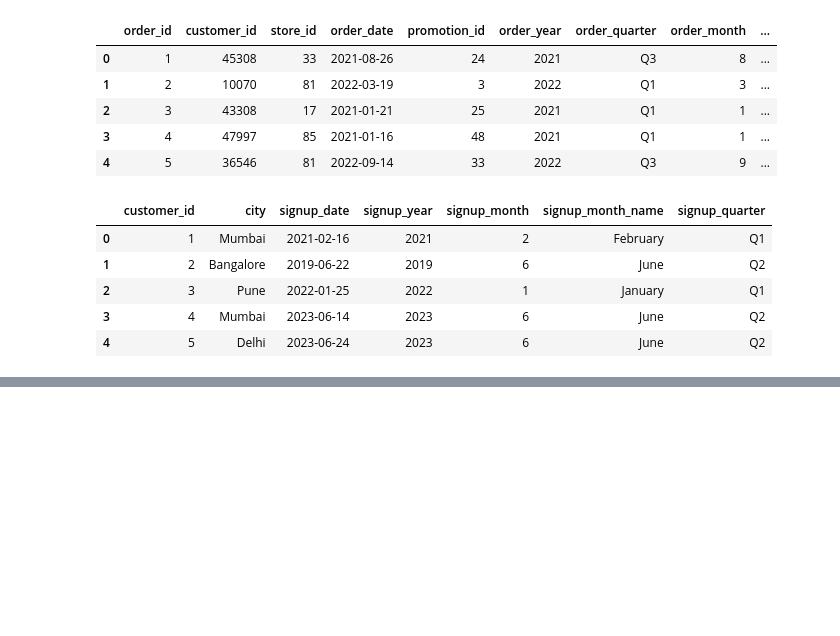
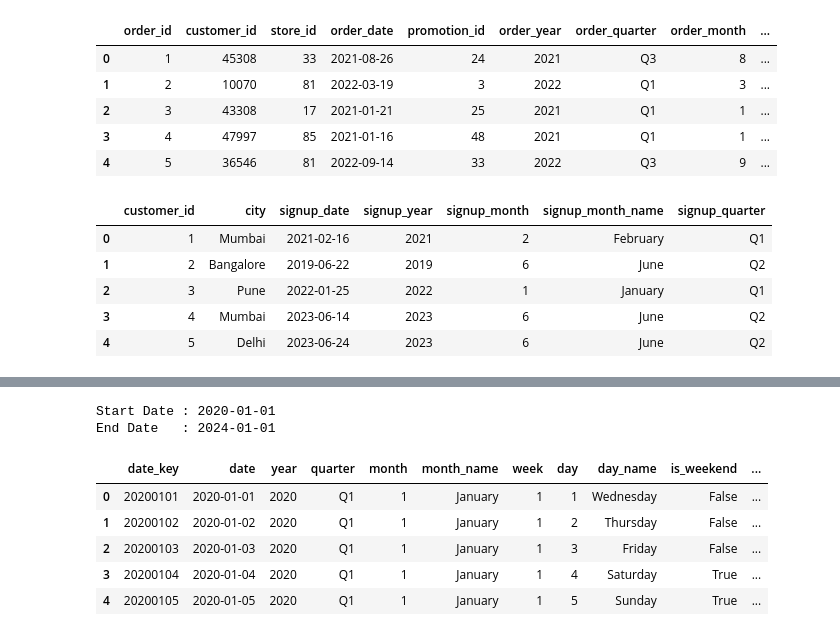
Before and after one commit to Amit90sharma/SupplyVision, a Jupyter notebook: notebooks/04_data_transformation.ipynb, the cells around one changed output, grey strips where cells are left out. Saved outputs shown, nothing was run; the diff lists cells and outputs as text; code cells hidden in the pictures; blank space fills up the shorter version.

```diff
--- a/notebooks/04_data_transformation.ipynb
+++ b/notebooks/04_data_transformation.ipynb
@@ -277,0 +295,18 @@ customers.head()
+# %%
+start_date = tables["orders"]["order_date"].min()
+
+end_date = tables["orders"]["order_date"].max()
+
+print("Start Date :", start_date.date())
+print("End Date   :", end_date.date())
+# %% [output]
+Start Date : 2020-01-01
+End Date   : 2024-01-01
+# %%
+dim_date = pd.DataFrame({
+    "date": pd.date_range(
+        start=start_date,
+        end=end_date,
+        freq="D"
+    )
+})
@@ -277,0 +333,43 @@ customers.head()
+# %%
+dim_date["month_year"] = (
+    dim_date["date"].dt.strftime("%b-%Y")
+)
+
+dim_date["day_of_year"] = (
+    dim_date["date"].dt.dayofyear
+)
+
+dim_date["week_of_month"] = (
+    ((dim_date["date"].dt.day - 1) // 7) + 1
+)
+
+dim_date["is_month_start"] = (
+    dim_date["date"].dt.is_month_start
+)
+
+dim_date["is_month_end"] = (
+    dim_date["date"].dt.is_month_end
+)
+
+dim_date["is_quarter_start"] = (
+    dim_date["date"].dt.is_quarter_start
+)
+
+dim_date["is_quarter_end"] = (
+    dim_date["date"].dt.is_quarter_end
+)
+# %%
+dim_date.insert(
+    0,
+    "date_key",
+    dim_date["date"].dt.strftime("%Y%m%d").astype(int)
+)
+# %%
+dim_date.head()
+# %% [output]
+|  | date_key | date | year | quarter | month | month_name | week | day | day_name | is_weekend | ... |
+| 0 | 20200101 | 2020-01-01 | 2020 | Q1 | 1 | January | 1 | 1 | Wednesday | False | ... |
+| 1 | 20200102 | 2020-01-02 | 2020 | Q1 | 1 | January | 1 | 2 | Thursday | False | ... |
+| 2 | 20200103 | 2020-01-03 | 2020 | Q1 | 1 | January | 1 | 3 | Friday | False | ... |
+| 3 | 20200104 | 2020-01-04 | 2020 | Q1 | 1 | January | 1 | 4 | Saturday | True | ... |
+| 4 | 20200105 | 2020-01-05 | 2020 | Q1 | 1 | January | 1 | 5 | Sunday | True | ... |
```
Also changed, not shown: parts of 11 cells of this notebook, 14 other files.
